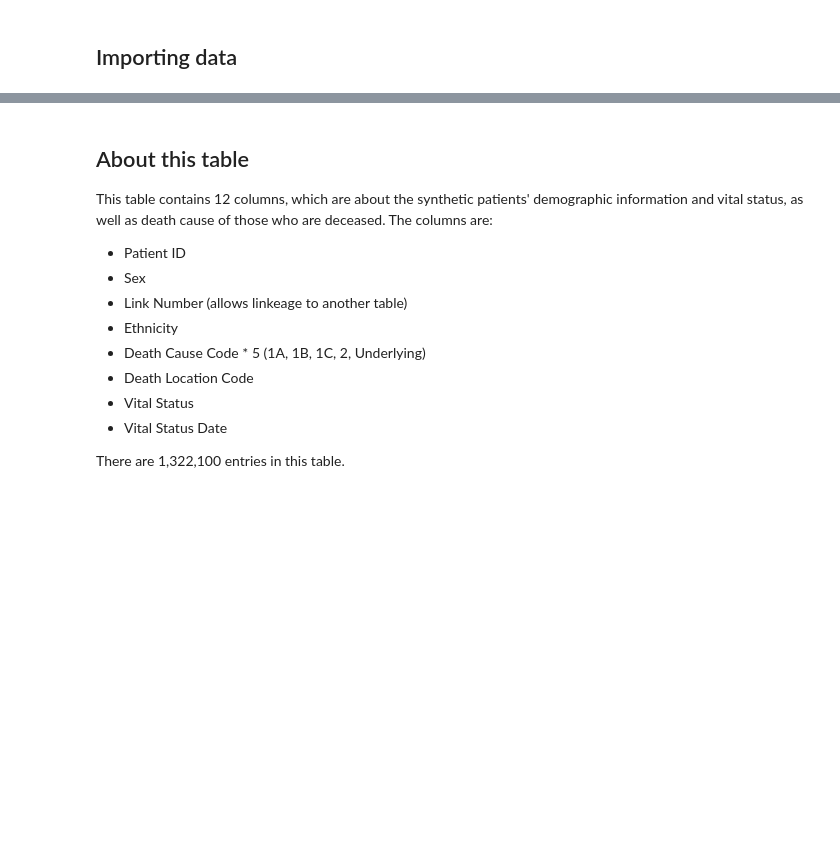
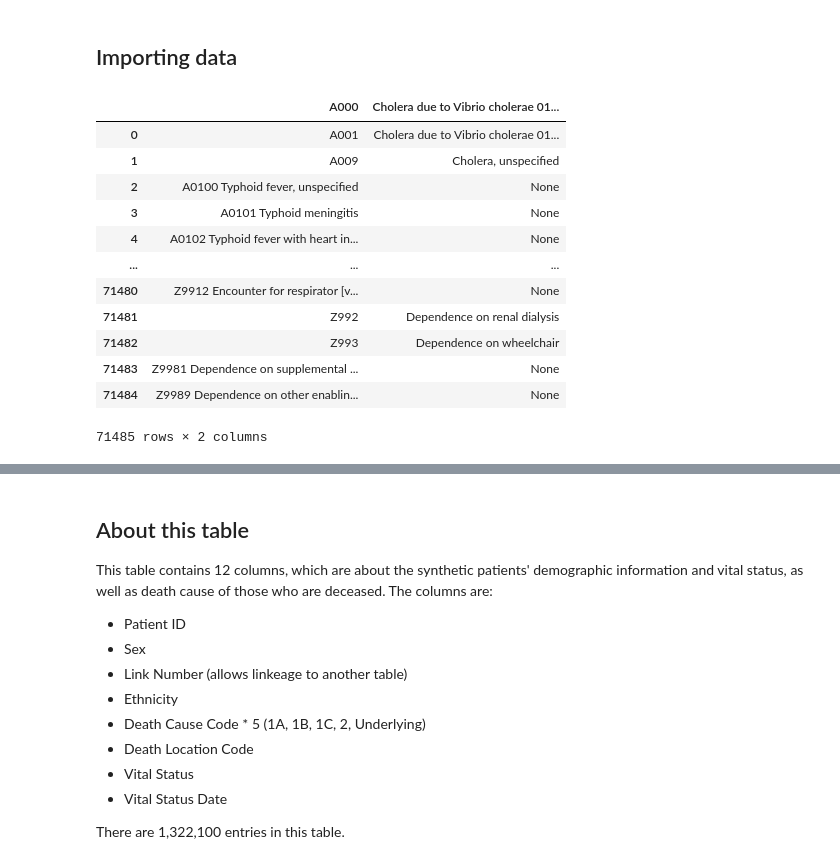
Before and after one commit to c-chen-ed5557/englishhealthdata, a Jupyter notebook: sim_av_patient.ipynb, the cells around one changed output, grey strips where cells are left out. Drawn from its saved outputs; the diff is of its cells as text; code cells hidden in the pictures; blank space fills up the shorter version.

```diff
--- a/sim_av_patient.ipynb
+++ b/sim_av_patient.ipynb
@@ -8,5 +8,24 @@ import matplotlib.pyplot as plt
 %matplotlib inline
 import seaborn as sns
 # %%
+# Read files
 patient = pd.read_csv('./data/sim_av_patient.csv', delimiter=',')
 sact_patient = pd.read_csv('./data/sim_sact_patient.csv', delimiter=',')
+
+# ICD10 Code
+icd_code = pd.read_csv('icd10cm_codes_2017.txt', delimiter="    ")
+icd_code
+# %% [output]
+|  | A000 | Cholera due to Vibrio cholerae 01... |
+| 0 | A001 | Cholera due to Vibrio cholerae 01... |
+| 1 | A009 | Cholera, unspecified |
+| 2 | A0100 Typhoid fever, unspecified | None |
+| 3 | A0101 Typhoid meningitis | None |
+| 4 | A0102 Typhoid fever with heart in... | None |
+| ... | ... | ... |
+| 71480 | Z9912 Encounter for respirator [v... | None |
+| 71481 | Z992 | Dependence on renal dialysis |
+| 71482 | Z993 | Dependence on wheelchair |
+| 71483 | Z9981 Dependence on supplemental ... | None |
+| 71484 | Z9989 Dependence on other enablin... | None |
+71485 rows × 2 columns
```
Also changed, not shown: parts of 24 cells of this notebook.
